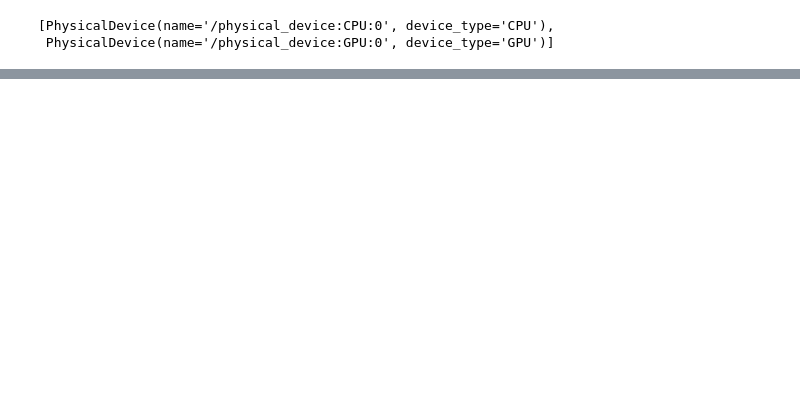
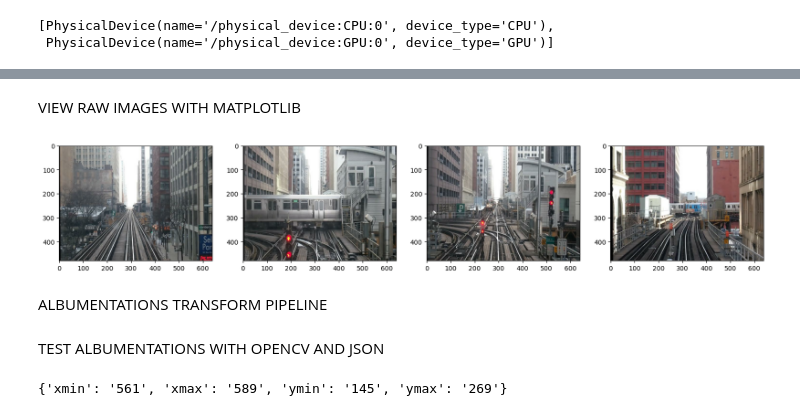
Before and after one commit to rushisy/asset-recognition-v3, a Jupyter notebook: train-recognition.ipynb, the cells around one changed output, grey strips where cells are left out. Drawn from its saved outputs; the diff is of its cells as text; code cells hidden in the pictures; blank space fills up the shorter version.

```diff
--- a/train-recognition.ipynb
+++ b/train-recognition.ipynb
@@ -22,0 +31,11 @@ tf.config.list_physical_devices()
+# %%
+images = tf.data.Dataset.list_files('data/*/images/*.jpg')
+images.as_numpy_iterator().next()
+
+def load_image(x):
+    byte_img = tf.io.read_file(x)
+    img = tf.io.decode_jpeg(byte_img)
+    return img
+# %%
+images = images.map(load_image)
+images.as_numpy_iterator().next()
@@ -22,0 +60,13 @@ tf.config.list_physical_devices()
+# %% [markdown]
+VIEW RAW IMAGES WITH MATPLOTLIB
+# %%
+image_generator = images.batch(4).as_numpy_iterator()
+plot_images = image_generator.next()
+fig, ax = plt.subplots(ncols=4, figsize=(20,20))
+for idx, image in enumerate(plot_images):
+    ax[idx].imshow(image)
+plt.show()
+# %% [output]
+[figure, added]
+# %% [markdown]
+ALBUMENTATIONS TRANSFORM PIPELINE
@@ -22,0 +84,9 @@ tf.config.list_physical_devices()
+# %% [markdown]
+TEST ALBUMENTATIONS WITH OPENCV AND JSON
+# %%
+img = cv2.imread(os.path.join('data','train', 'images','youtube-0_jpg.rf.380c3c2f162dcde0d2bb19e8e4f4676f.jpg'))
+with open(os.path.join('data', 'train', 'labels', 'youtube-0_jpg.rf.380c3c2f162dcde0d2bb19e8e4f4676f.xml'), 'r') as f:
+    label = [xmltodict.parse(f.read())['annotation']]
+label[0]['object']['bndbox']
+# %% [output]
+{'xmin': '561', 'xmax': '589', 'ymin': '145', 'ymax': '269'}
```
Also changed, not shown: parts of 12 cells of this notebook.
